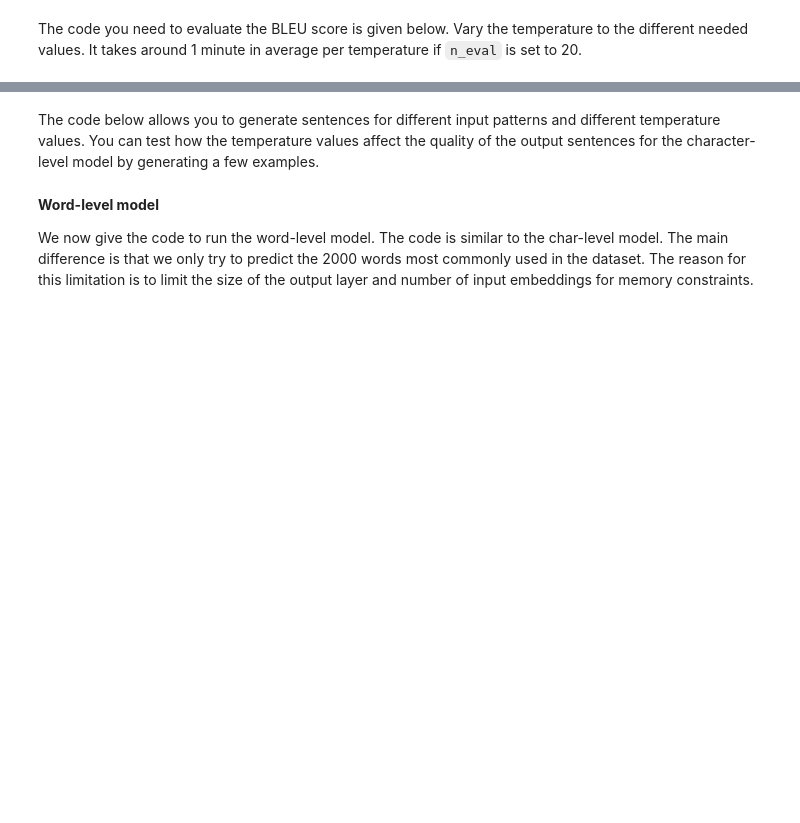
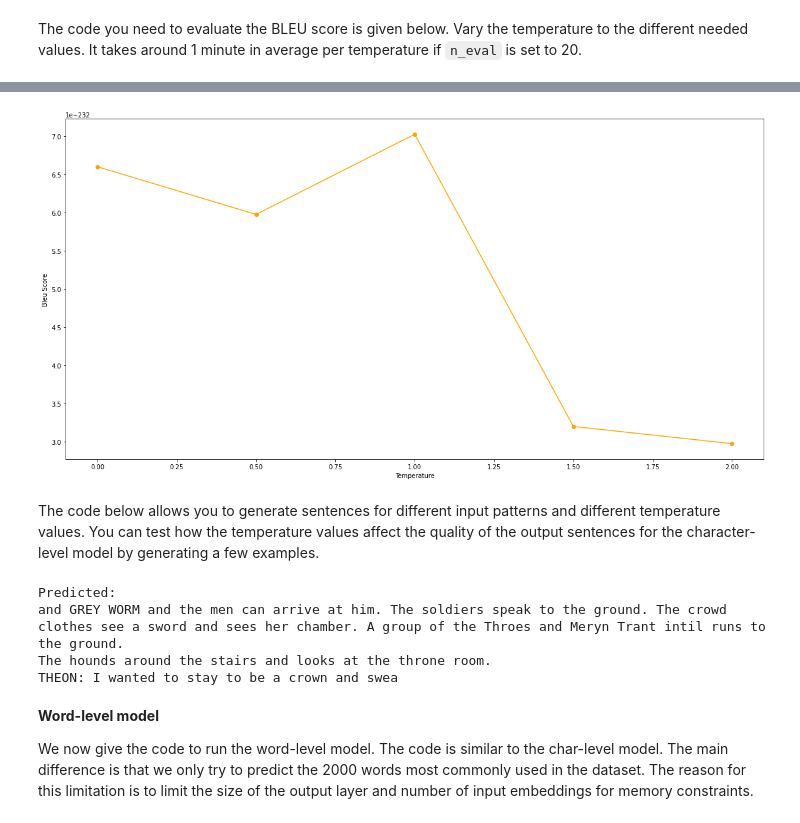
Before and after one commit to andersonpac/GGLcolab, a Jupyter notebook: 05_RNN.ipynb, the cells around one changed output, grey strips where cells are left out. Drawn from its saved outputs; the diff is of its cells as text; code cells hidden in the pictures; blank space fills up the shorter version.

```diff
--- a/05_RNN.ipynb
+++ b/05_RNN.ipynb
@@ -1821,9 +2022,9 @@ for _ in range(n_eval):
   # We also use only lower case words
   reference = reference.translate(str.maketrans('', '', string.punctuation)).replace('\n',' ').lower().split(' ')
   # We filter any empty element in the list
-  reference = list(filter(lambda x: x is not '', reference))
+  reference = list(filter(lambda x: x != '', reference))
   candidate = output_sent.replace('\n',' ').translate(str.maketrans('', '', string.punctuation)).lower().split(' ')
-  candidate = list(filter(lambda x: x is not '', candidate))
+  candidate = list(filter(lambda x: x != '', candidate))
   # We remove the first and the last word for both the reference and candidate
   # because they may not be completed words
   bleu_score += sentence_bleu(reference[1:-1], candidate[1:-1])
@@ -1831,9 +2118,18 @@ print(bleu_score/n_eval)
+# %%
+#PLOTTING BLEU SCORE FOR EACH TEMPERATURE
+plt.figure(figsize=(20,10))
+plt.plot(temperatures,bleus,color='orange',marker='o')
+plt.xlabel('Temperature')
+plt.ylabel('Bleu Score')
+plt.show()
+# %% [output]
+[figure, added]
 # %% [markdown]
 The code below allows you to generate sentences for different input patterns and different temperature values. You can test how the temperature values affect the quality of the output sentences for the character-level model by generating a few examples.
 # %%
 import sys
 # Change the temperature here
-temperature = 0.5
+temperature = 0.3
 # You can modify the input pattern here.
 pattern = [char_to_n[value] for value in list("TYRION pours himself some wine and drinks it down. He pours another glass, and walks back to CERSEI ")]
 pattern = pattern[:seq_char_length]
@@ -1860,6 +2156,11 @@ for i in range(300):
   ## character and dropping the first one to always have constant seq. length
   pattern.append(index)
   pattern = pattern[1:]
+# %% [output]
+Predicted:
+and GREY WORM and the men can arrive at him. The soldiers speak to the ground. The crowd clothes see a sword and sees her chamber. A group of the Throes and Meryn Trant intil runs to the ground.
+The hounds around the stairs and looks at the throne room.
+THEON: I wanted to stay to be a crown and swea
 # %% [markdown]
 **Word-level model**
 
```
Also changed, not shown: parts of 29 cells of this notebook.
